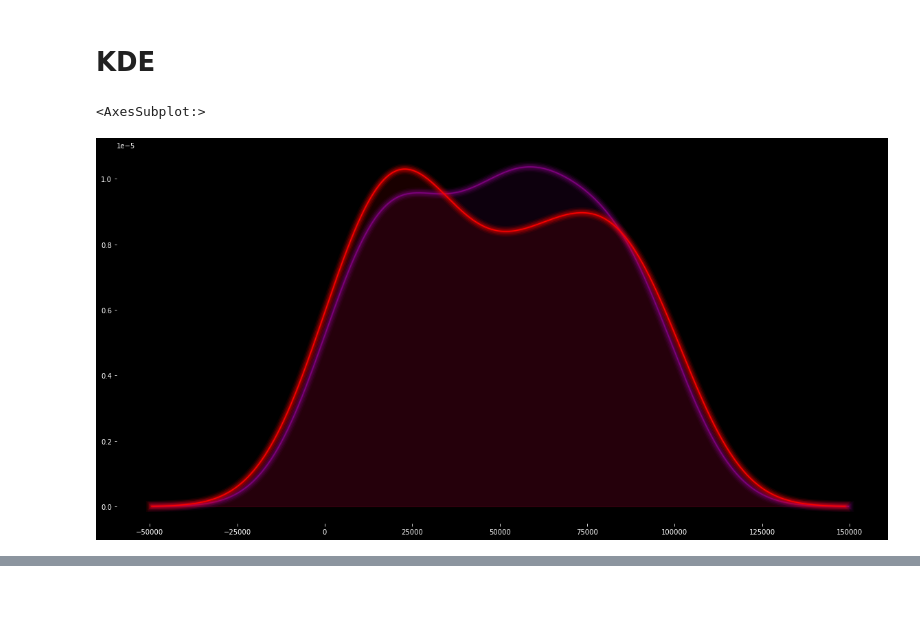
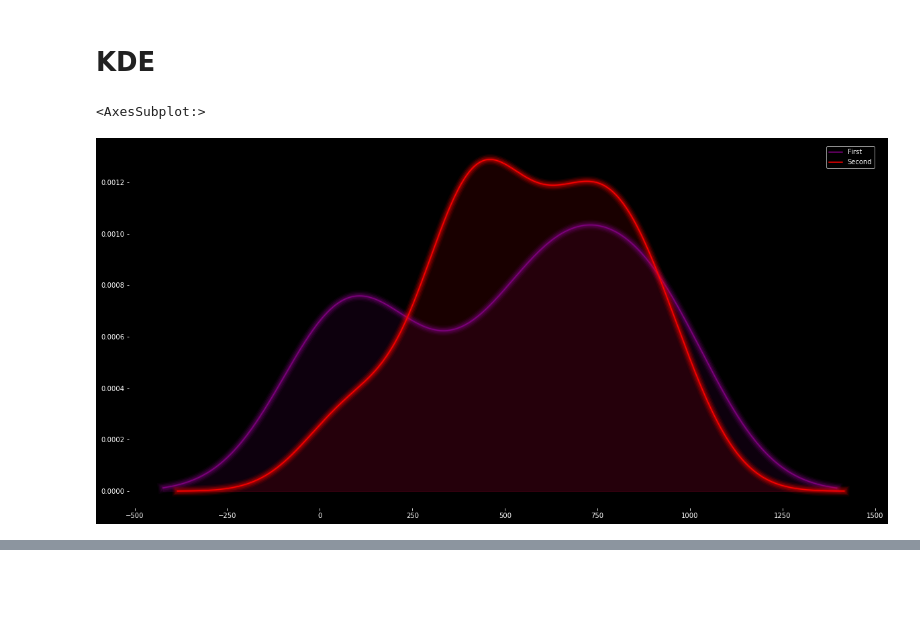
Before and after one commit to AayushSameerShah/neona, a Jupyter notebook: checks.ipynb, the cells around one changed output, grey strips where cells are left out. Cells and saved outputs as stored; diff of their text form; code cells hidden in the pictures.

Commit message:
Many things added: Done- Color cycle (all plots), Histogram, Legends, Scatter labels - probably next will start publishing

```diff
--- a/checks.ipynb
+++ b/checks.ipynb
@@ -16,0 +40,3 @@ importlib.reload(neona)
+# %%
+def cycle_colors(color):
+    return cycle([color]) if isinstance(color, str) else cycle(color)
@@ -16,0 +47,2 @@ importlib.reload(neona)
+# %%
+df = pd.DataFrame(np.random.randint(0, 1000, (10, 4)))
@@ -49,3 +93,6 @@ def barplot(x, y, spines= True, figsize= None, point_size= 2, color= "#59ffc5",
 #
 # %% [markdown]
 # LINE
+# %%
+a = pd.Series([1, 3, 6])
+isinstance(a, (pd.Series, pd.DataFrame)) and False
@@ -139,13 +202,13 @@ In this current version of Line plot, the text offsets are not being used. Becau
 from scipy.stats import gaussian_kde
 
 def kdeplot(x, covariance_factor=.5, fill_alpha=.15, fill=True, spines=True,
-             color="#59ffc5", lw=15, ax=None):
+             color="#59ffc5", lw=15, ax=None, legend=False, legend_label=None):
 
     ax = ax or plt.gca()
     plot_configure(ax, spines_yn=spines)
     a, b = get_lw(lw=lw)
 
-    def plot_it(x, color=color):
+    def plot_it(x, color=color, legend_label=None):
         density = gaussian_kde(x)
         x_min = min(x)
         x_max = max(x)
@@ -155,29 +218,32 @@ def kdeplot(x, covariance_factor=.5, fill_alpha=.15, fill=True, spines=True,
 
         for width, alpha in zip(a, b):
             plt.plot(xs, density(xs), color=color, alpha= alpha, lw= width)
-        plt.plot(xs, density(xs), color=color)
+        plt.plot(xs, density(xs), color=color, label=legend_label)
 
         if fill:
-            ylim = plt.ylim()
             plt.fill_between(xs, density(xs), color=color, alpha=fill_alpha)
-            plt.ylim(ylim)
+
 
 
     # Checking if X is from list, array, series or tuple (in short not df)
     if not isinstance(x, (pd.DataFrame)):
-        plot_it(x)
+        colr = color if isinstance(color, str) else color[0]
+        plot_it(x, legend_label=legend_label)
 
     # Means DF is passed
     else:
         columns = [*x.columns]
+        color = cycle_colors(color)
         for colorId, col in enumerate(columns):
-            plot_it(x[col], colors[colorId])
+            colr = next(color)
+            plot_it(x[col], colr, legend_label=col)
 
+    if legend: plt.legend()
     return ax
 # %%
 plt.figure(figsize= (20, 10))
-kdeplot(df[0], fill=True, fill_alpha=.1, spines=False, lw= 20, color= 'purple')
-kdeplot(df[1], fill=True, fill_alpha=.1, spines=False, lw= 20, color= 'r')
+kdeplot(df[0], fill=True, fill_alpha=.1, spines=False, lw= 20, color= 'purple', legend=True, legend_label="First")
+kdeplot(df[1], fill=True, fill_alpha=.1, spines=False, lw= 20, color= 'r', legend=True, legend_label="Second")
 # %% [output]
 <AxesSubplot:>
-[figure, old version]
+[figure, new version]
```
Also changed, not shown: parts of 30 cells of this notebook, 2 other files.
